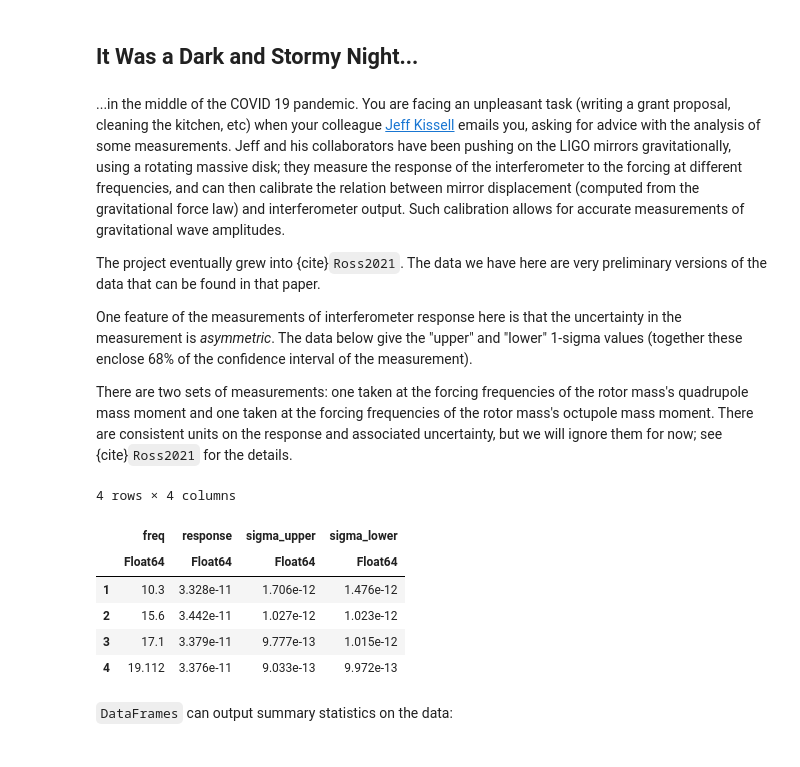
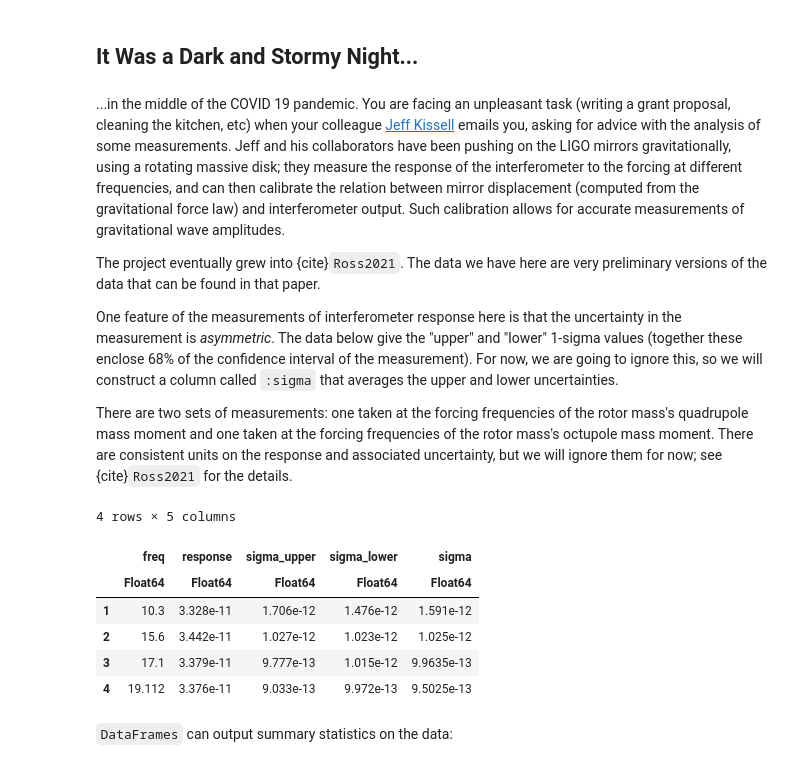
Before and after one commit to farr/Astrostatistics, a Jupyter notebook: astrostatistics/welcome.ipynb, the cells around one changed output. Saved outputs shown, nothing was run; the diff lists cells and outputs as text; code cells hidden in the pictures.

```diff
--- a/astrostatistics/welcome.ipynb
+++ b/astrostatistics/welcome.ipynb
@@ -19,23 +22,24 @@ using Turing
 
 The project eventually grew into {cite}`Ross2021`.  The data we have here are very preliminary versions of the data that can be found in that paper.
 
-One feature of the measurements of interferometer response here is that the uncertainty in the measurement is *asymmetric*.  The data below give the "upper" and "lower" 1-sigma values (together these enclose 68% of the confidence interval of the measurement).
+One feature of the measurements of interferometer response here is that the uncertainty in the measurement is *asymmetric*.  The data below give the "upper" and "lower" 1-sigma values (together these enclose 68% of the confidence interval of the measurement).  For now, we are going to ignore this, so we will construct a column called `:sigma` that averages the upper and lower uncertainties.
 
 There are two sets of measurements: one taken at the forcing frequencies of the rotor mass's quadrupole mass moment and one taken at the forcing frequencies of the rotor mass's octupole mass moment.  There are consistent units on the response and associated uncertainty, but we will ignore them for now; see {cite}`Ross2021` for the details.
 # %%
 quad_data = DataFrame([10.300 3.328e-11 1.706e-12 1.476e-12;
                        15.600 3.442e-11 1.027e-12 1.023e-12;
                        17.100 3.379e-11 9.777e-13 1.015e-12;
                        19.112 3.376e-11 9.033e-13 9.972e-13],
                       [:freq, :response, :sigma_upper, :sigma_lower])
+insertcols!(quad_data, :sigma => 0.5 .* (quad_data.sigma_upper .+ quad_data.sigma_lower))
 # %% [output]
-4 rows × 4 columns
+4 rows × 5 columns
-|  | freq | response | sigma_upper | sigma_lower |
-|  | Float64 | Float64 | Float64 | Float64 |
-| 1 | 10.3 | 3.328e-11 | 1.706e-12 | 1.476e-12 |
-| 2 | 15.6 | 3.442e-11 | 1.027e-12 | 1.023e-12 |
-| 3 | 17.1 | 3.379e-11 | 9.777e-13 | 1.015e-12 |
-| 4 | 19.112 | 3.376e-11 | 9.033e-13 | 9.972e-13 |
+|  | freq | response | sigma_upper | sigma_lower | sigma |
+|  | Float64 | Float64 | Float64 | Float64 | Float64 |
+| 1 | 10.3 | 3.328e-11 | 1.706e-12 | 1.476e-12 | 1.591e-12 |
+| 2 | 15.6 | 3.442e-11 | 1.027e-12 | 1.023e-12 | 1.025e-12 |
+| 3 | 17.1 | 3.379e-11 | 9.777e-13 | 1.015e-12 | 9.9635e-13 |
+| 4 | 19.112 | 3.376e-11 | 9.033e-13 | 9.972e-13 | 9.5025e-13 |
 # %% [markdown]
 `DataFrames` can output summary statistics on the data:
 # %%
```
Also changed, not shown: parts of 29 cells of this notebook, 1 other file.
